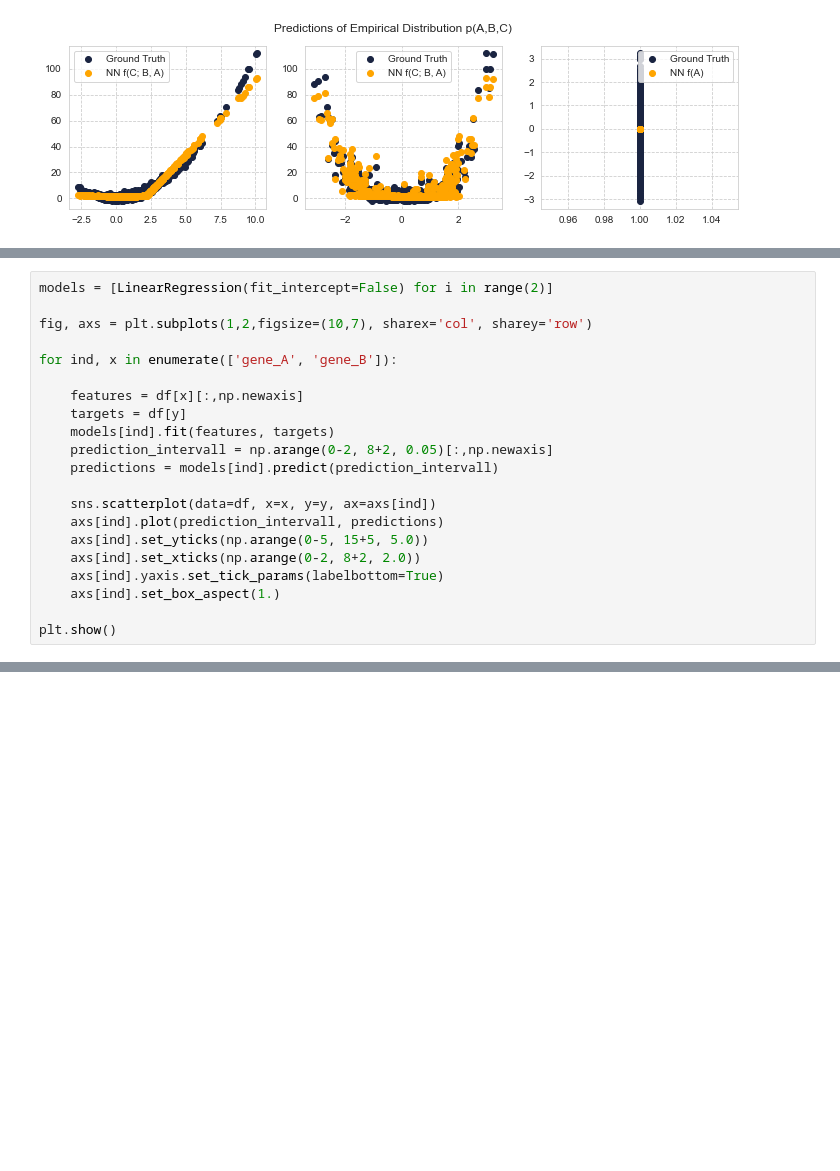
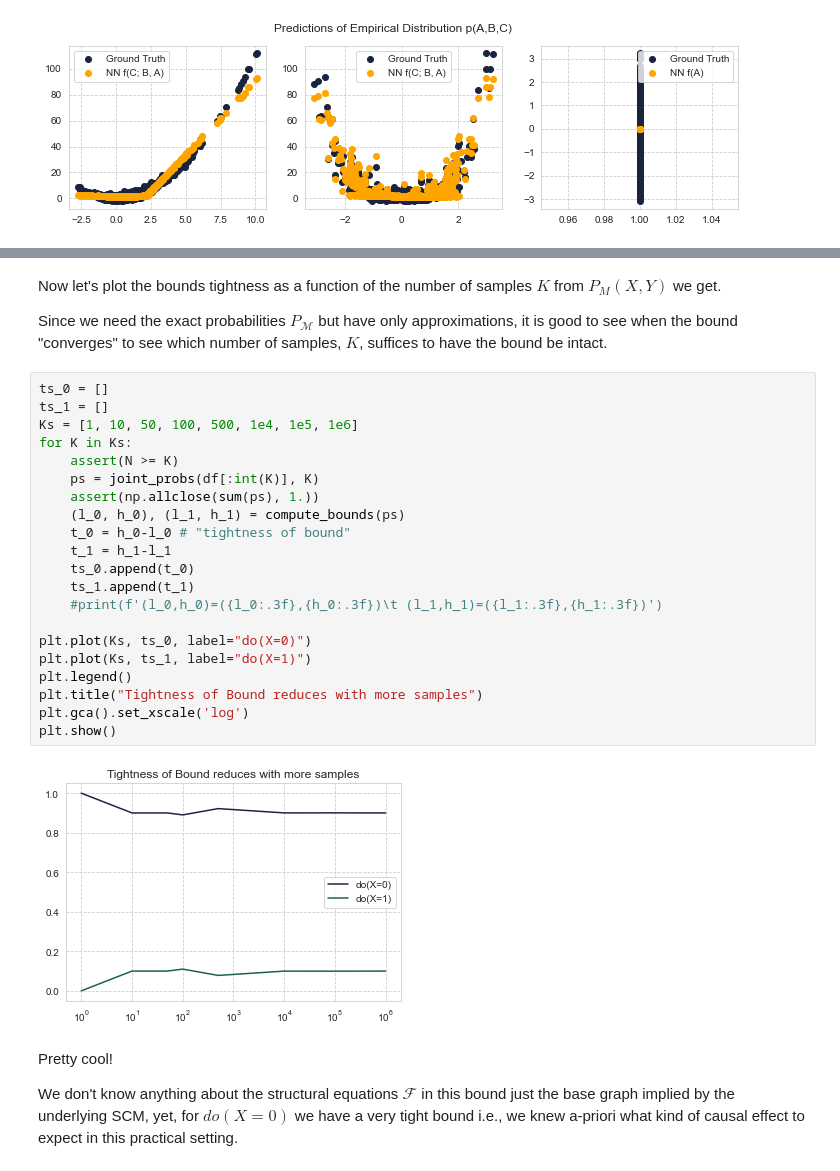
Before and after one commit to zecevic-matej/SMLW-Causality-Tutorial, a Jupyter notebook: Tutorial-on-Causality.ipynb, the cells around one changed output, grey strips where cells are left out. Drawn from its saved outputs; the diff is of its cells as text; blank space fills up the shorter version.

```diff
--- a/Tutorial-on-Causality.ipynb
+++ b/Tutorial-on-Causality.ipynb
@@ -1102,21 +678,0 @@ print(df)
-# %%
-models = [LinearRegression(fit_intercept=False) for i in range(2)]
-
-fig, axs = plt.subplots(1,2,figsize=(10,7), sharex='col', sharey='row')
-
-for ind, x in enumerate(['gene_A', 'gene_B']):
-
-    features = df[x][:,np.newaxis]
-    targets = df[y]
-    models[ind].fit(features, targets)
-    prediction_intervall = np.arange(0-2, 8+2, 0.05)[:,np.newaxis]
-    predictions = models[ind].predict(prediction_intervall)
-
-    sns.scatterplot(data=df, x=x, y=y, ax=axs[ind])
-    axs[ind].plot(prediction_intervall, predictions)
-    axs[ind].set_yticks(np.arange(0-5, 15+5, 5.0))
-    axs[ind].set_xticks(np.arange(0-2, 8+2, 2.0))
-    axs[ind].yaxis.set_tick_params(labelbottom=True)
-    axs[ind].set_box_aspect(1.)
-
-plt.show()
@@ -1441,0 +826,31 @@ As we observe, it is consistent across random seeds and furthermore it is consis
+# %% [markdown]
+Now let's plot the bounds tightness as a function of the number of samples $K$ from $P_M(X,Y)$ we get.
+
+Since we need the exact probabilities $P_{\mathcal{M}}$ but have only approximations, it is good to see when the bound "converges" to see which number of samples, $K$, suffices to have the bound be intact.
+# %%
+ts_0 = []
+ts_1 = []
+Ks = [1, 10, 50, 100, 500, 1e4, 1e5, 1e6]
+for K in Ks:
+    assert(N >= K)
+    ps = joint_probs(df[:int(K)], K)
+    assert(np.allclose(sum(ps), 1.))
+    (l_0, h_0), (l_1, h_1) = compute_bounds(ps)
+    t_0 = h_0-l_0 # "tightness of bound"
+    t_1 = h_1-l_1
+    ts_0.append(t_0)
+    ts_1.append(t_1)
+    #print(f'(l_0,h_0)=({l_0:.3f},{h_0:.3f})\t (l_1,h_1)=({l_1:.3f},{h_1:.3f})')
+
+plt.plot(Ks, ts_0, label="do(X=0)")
+plt.plot(Ks, ts_1, label="do(X=1)")
+plt.legend()
+plt.title("Tightness of Bound reduces with more samples")
+plt.gca().set_xscale('log')
+plt.show()
+# %% [output]
+[figure, added]
+# %% [markdown]
+Pretty cool!
+
+We don't know anything about the structural equations $\mathcal{F}$ in this bound just the base graph implied by the underlying SCM, yet, for $do(X=0)$ we have a very tight bound i.e., we knew a-priori what kind of causal effect to expect in this practical setting.
```
Also changed, not shown: parts of 75 cells of this notebook, 2 other files.
